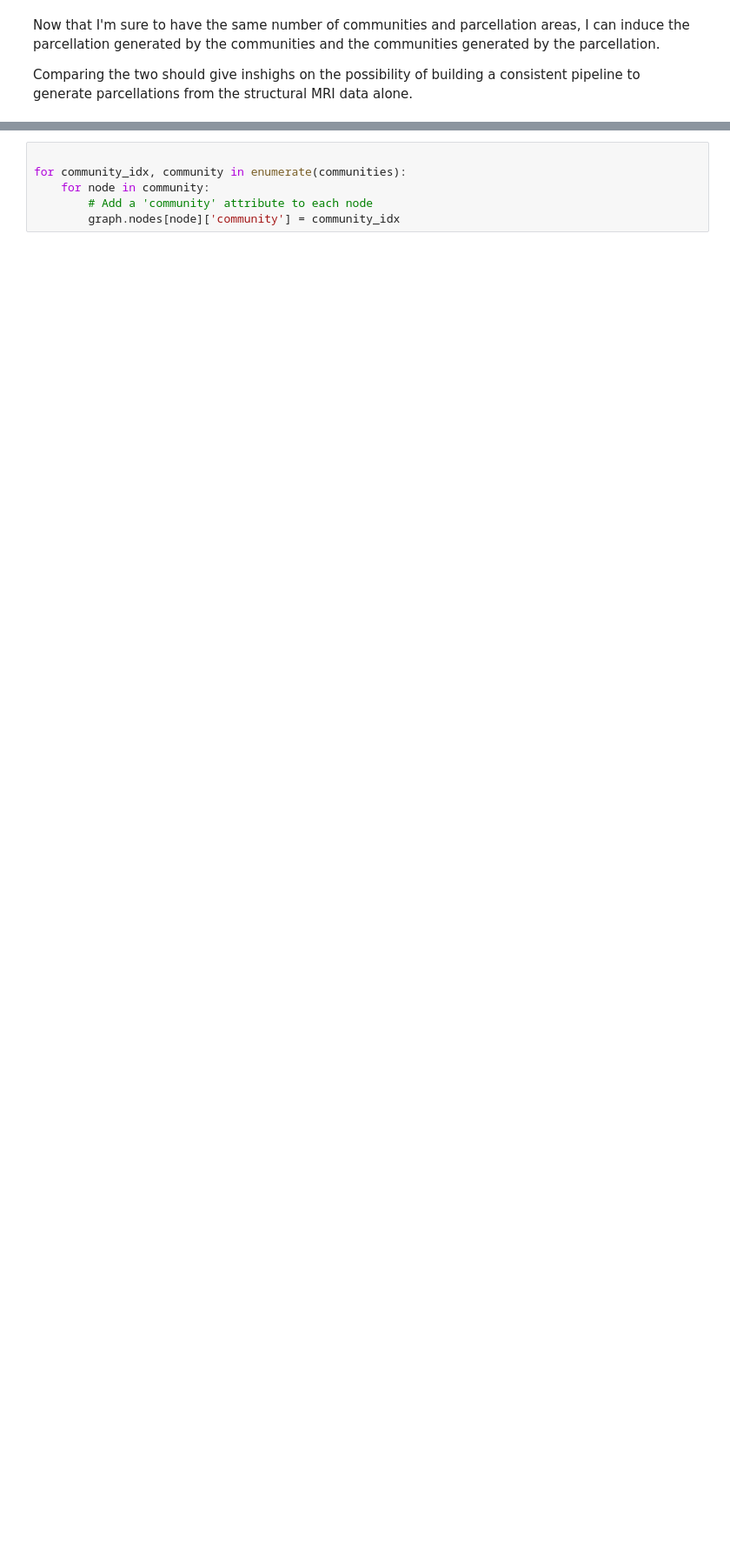
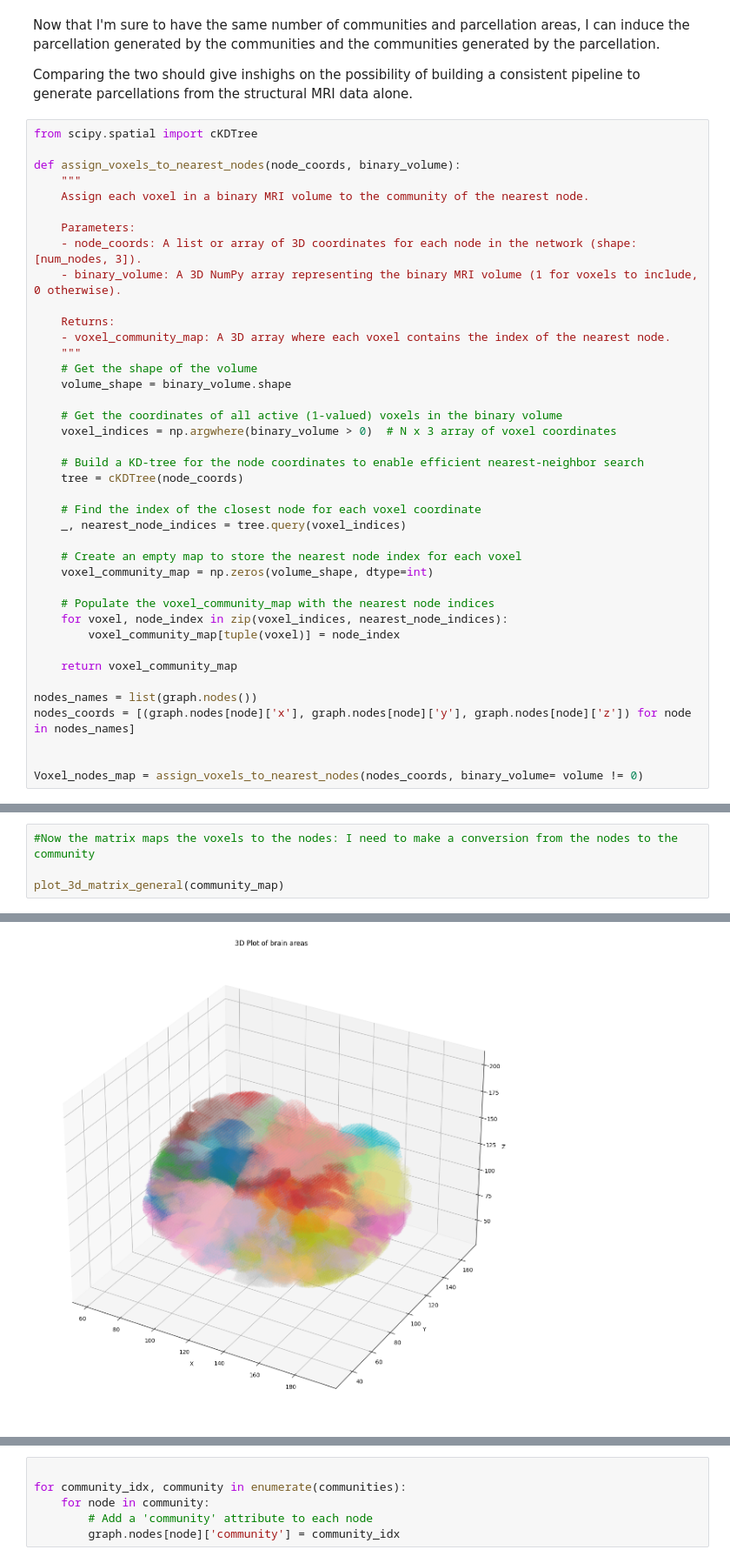
Before and after one commit to DePasquale99/MRI-network, a Jupyter notebook: correlation.ipynb, the cells around one changed output, grey strips where cells are left out. Shown at 87% size. Cells and saved outputs as stored; diff of their text form; blank space fills up the shorter version.

```diff
--- a/correlation.ipynb
+++ b/correlation.ipynb
@@ -219,3 +208,43 @@ Target achieved in 8 iterations with resolution=7.5.
 Now that I'm sure to have the same number of communities and parcellation areas, I can induce the parcellation generated by the communities and the communities generated by the parcellation.
 
 Comparing the two should give inshighs on the possibility of building a consistent pipeline to generate parcellations from the structural MRI data alone.
+# %%
+from scipy.spatial import cKDTree
+
+def assign_voxels_to_nearest_nodes(node_coords, binary_volume):
+    """
+    Assign each voxel in a binary MRI volume to the community of the nearest node.
+
+    Parameters:
+    - node_coords: A list or array of 3D coordinates for each node in the network (shape: [num_nodes, 3]).
+    - binary_volume: A 3D NumPy array representing the binary MRI volume (1 for voxels to include, 0 otherwise).
+
+    Returns:
+    - voxel_community_map: A 3D array where each voxel contains the index of the nearest node.
+    """
+    # Get the shape of the volume
+    volume_shape = binary_volume.shape
+
+    # Get the coordinates of all active (1-valued) voxels in the binary volume
+    voxel_indices = np.argwhere(binary_volume > 0)  # N x 3 array of voxel coordinates
+
+    # Build a KD-tree for the node coordinates to enable efficient nearest-neighbor search
+    tree = cKDTree(node_coords)
+
+    # Find the index of the closest node for each voxel coordinate
+    _, nearest_node_indices = tree.query(voxel_indices)
+
+    # Create an empty map to store the nearest node index for each voxel
+    voxel_community_map = np.zeros(volume_shape, dtype=int)
+
+    # Populate the voxel_community_map with the nearest node indices
+    for voxel, node_index in zip(voxel_indices, nearest_node_indices):
+        voxel_community_map[tuple(voxel)] = node_index
+
+    return voxel_community_map
+
+nodes_names = list(graph.nodes())
+nodes_coords = [(graph.nodes[node]['x'], graph.nodes[node]['y'], graph.nodes[node]['z']) for node in nodes_names]
+
+
+Voxel_nodes_map = assign_voxels_to_nearest_nodes(nodes_coords, binary_volume= volume != 0)
@@ -221,0 +394,5 @@ Comparing the two should give inshighs on the possibility of building a consiste
+# %%
+#Now the matrix maps the voxels to the nodes: I need to make a conversion from the nodes to the community
+
+plot_3d_matrix_general(community_map)
+# %% [output]
@@ -221,0 +400 @@ Comparing the two should give inshighs on the possibility of building a consiste
+[figure, added]
```
Also changed, not shown: parts of 13 cells of this notebook.
